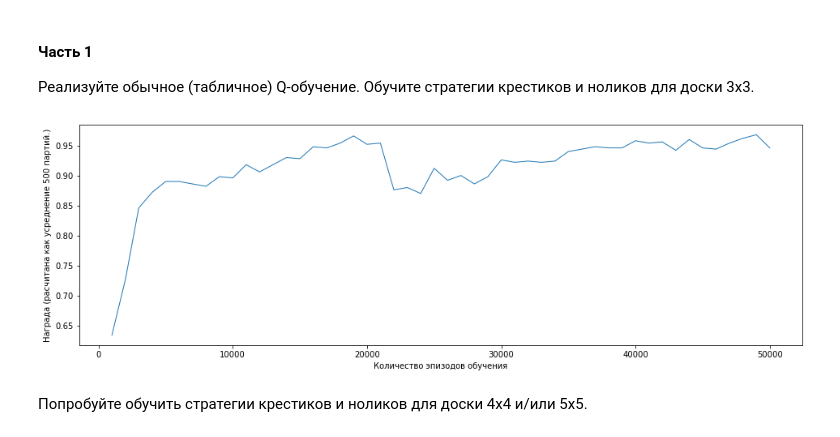
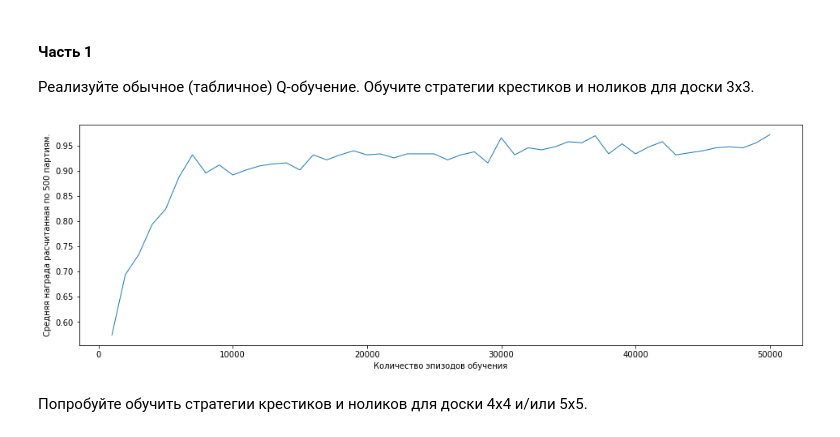
Before and after one commit to Kastalia/TicTacToe, a Jupyter notebook: ResearchTicTacToe.ipynb, the cells around one changed output. Saved outputs shown, nothing was run; the diff lists cells and outputs as text; code cells hidden in the pictures.

```diff
--- a/ResearchTicTacToe.ipynb
+++ b/ResearchTicTacToe.ipynb
@@ -211,7 +211,7 @@ class TDcontrol():
                 clear_output(True)
                 plt.figure(figsize=(16, 5))
                 plt.xlabel('Количество эпизодов обучения')
-                plt.ylabel(f'Награда (расчитана как усреднение {game_size} партий.)')
+                plt.ylabel(f'Средняя награда расчитанная по {game_size} партиям.')
                 plt.plot(episods, cross_rewards, linewidth=1)
                 #plt.plot(episods[8:], zeros_rewards[8:], linewidth=1)
                 plt.show()
@@ -342,14 +342,14 @@ class TDcontrol():
 # %%
 args={
     "env_tictactoe":TicTacToe(n_rows=3, n_cols=3, n_win=3)
     , "epsilon":0.3
-    , "alpha":0.007
+    , "alpha":0.003
     , "gamma":1
 }
 qmodel = TDcontrol(**args)
 qmodel.train(episods=50000, show_plots = True)
 # %% [output]
-[figure, old version]
+[figure, new version]
 # %% [markdown]
 Попробуйте обучить стратегии крестиков и ноликов для доски 4х4 и/или 5х5.
 # %%
```
Also changed, not shown: parts of 1 cell of this notebook.
